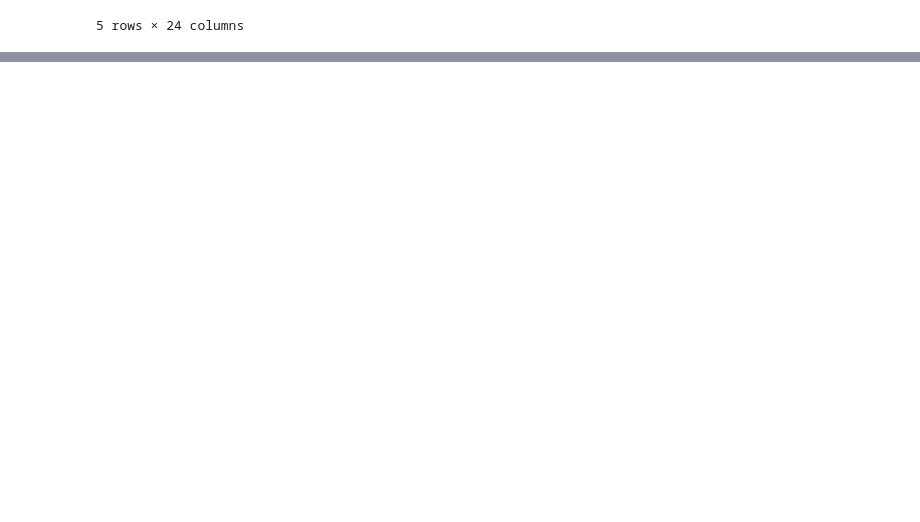
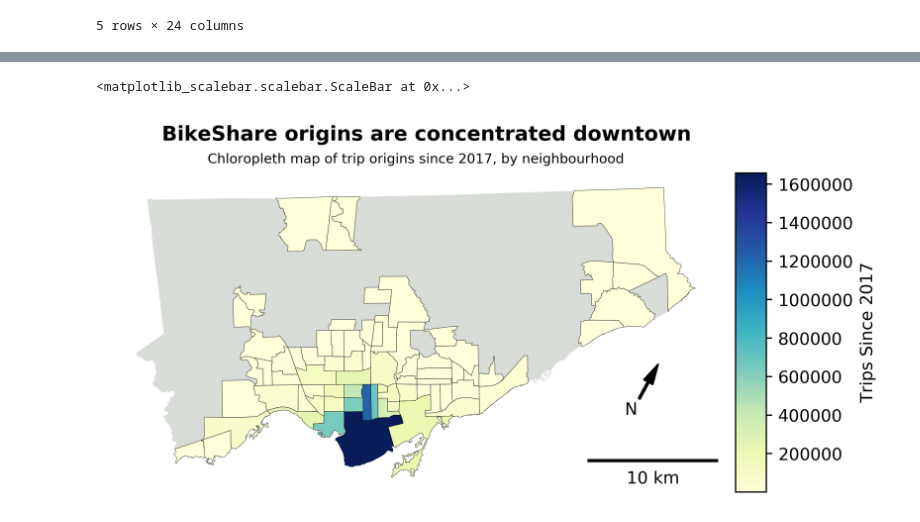
Before and after one commit to rickl4/bikeshare_project, a Jupyter notebook: stage2/neighbourhoods_analysis.ipynb, the cells around one changed output, grey strips where cells are left out. Cells and saved outputs as stored; diff of their text form; code cells hidden in the pictures; blank space fills up the shorter version.

Commit message:
Finished analysis on the origins of bikeshare trips
#3

```diff
--- a/stage2/neighbourhoods_analysis.ipynb
+++ b/stage2/neighbourhoods_analysis.ipynb
@@ -14,0 +146,2 @@ trips_raw.head()
+# %%
+trips_origin = trips_origin.rename(columns = {'Trip Id': 'Trips'})
@@ -14,0 +161,39 @@ trips_raw.head()
+# %%
+trips_origin_gdf = stations_gdf.merge(trips_origin, right_on = 'Start Station Id', left_on = 'Station Id', how = 'left')
+# %%
+trips_origin_gdf['Trips'] = trips_origin_gdf['Trips'].fillna(0)
+# %%
+trips_origin_gdf = neighbourhoods.merge(trips_origin_gdf.groupby('area_short').sum()[['Trips']].reset_index(), how = 'left')
+# %%
+fig, ax = plt.subplots()
+fig.set_size_inches(7,4)
+
+divider = make_axes_locatable(ax)
+
+cax = divider.append_axes("right", size="5%", pad=0.1) #to clean up the chloropleth legend
+
+trips_origin_gdf.plot(column = 'Trips', cmap = 'YlGnBu', ax = ax, legend = True,
+                      zorder = 1, edgecolor = 'k', linewidth = 0.2,
+                     legend_kwds={'label': "Trips Since 2017"}, cax = cax)
+
+city_boundary.plot(ax = ax, zorder = 0, color = 'xkcd:light grey') #any neighbourhood without a bike share trip will be grey
+
+#north arrow
+x, y, arrow_length = 0.85, 0.4, 0.15
+ax.annotate('N', xy=(x + 0.15 * math.sin(math.radians(17)), y), xytext=(x, y- 0.15 * math.cos(math.radians(17))),
+            arrowprops = dict(facecolor='black', width=1, headwidth=6),
+            ha='center', va='center', fontsize=10,
+            xycoords=ax.transAxes)
+
+plt.suptitle('BikeShare origins are concentrated downtown', fontsize = 12, fontweight = 'bold', y = 0.93)
+
+ax.set_title('Chloropleth map of trip origins since 2017, by neighbourhood', fontsize = 8)
+
+ax.set_yticklabels([])
+ax.set_xticklabels([])
+ax.set_axis_off()
+
+ax.add_artist(ScaleBar(1, location = 'lower right', length_fraction = 0.25))# scale bar
+# %% [output]
+<matplotlib_scalebar.scalebar.ScaleBar at 0x...>
+[figure, added]
```
Also changed, not shown: parts of 58 cells of this notebook, 4 other files.
